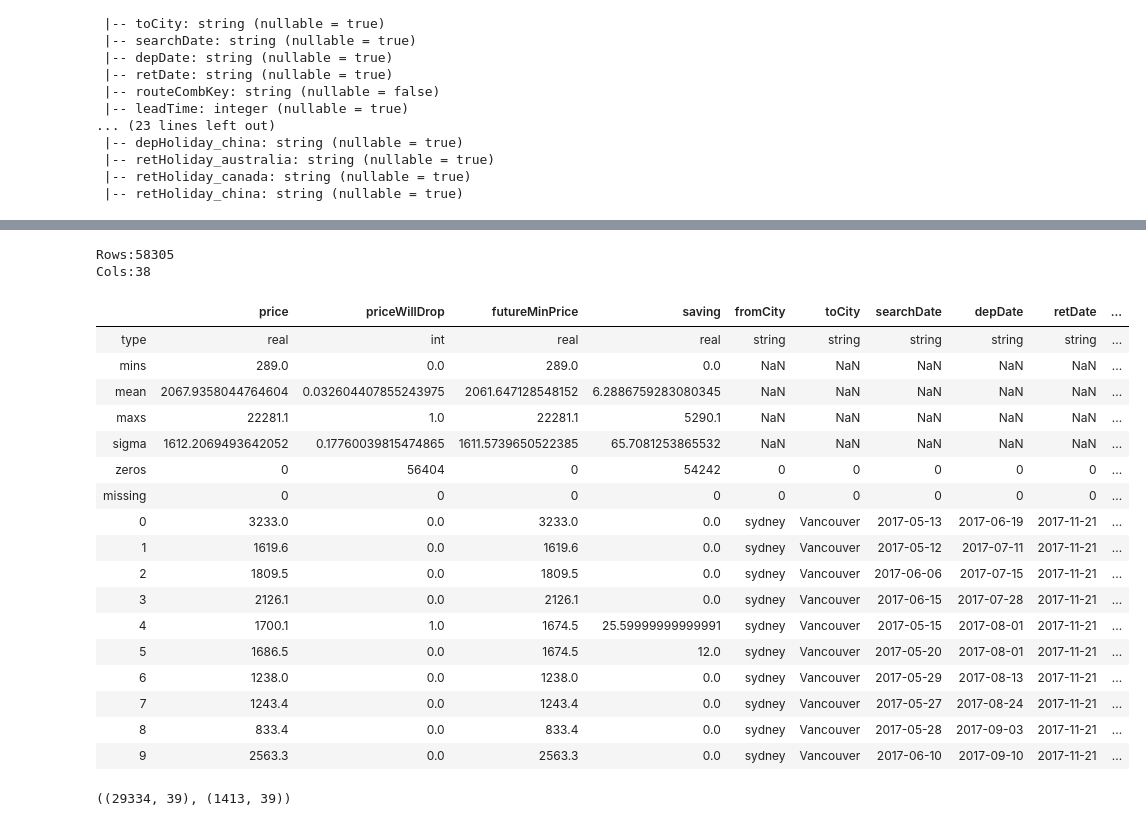
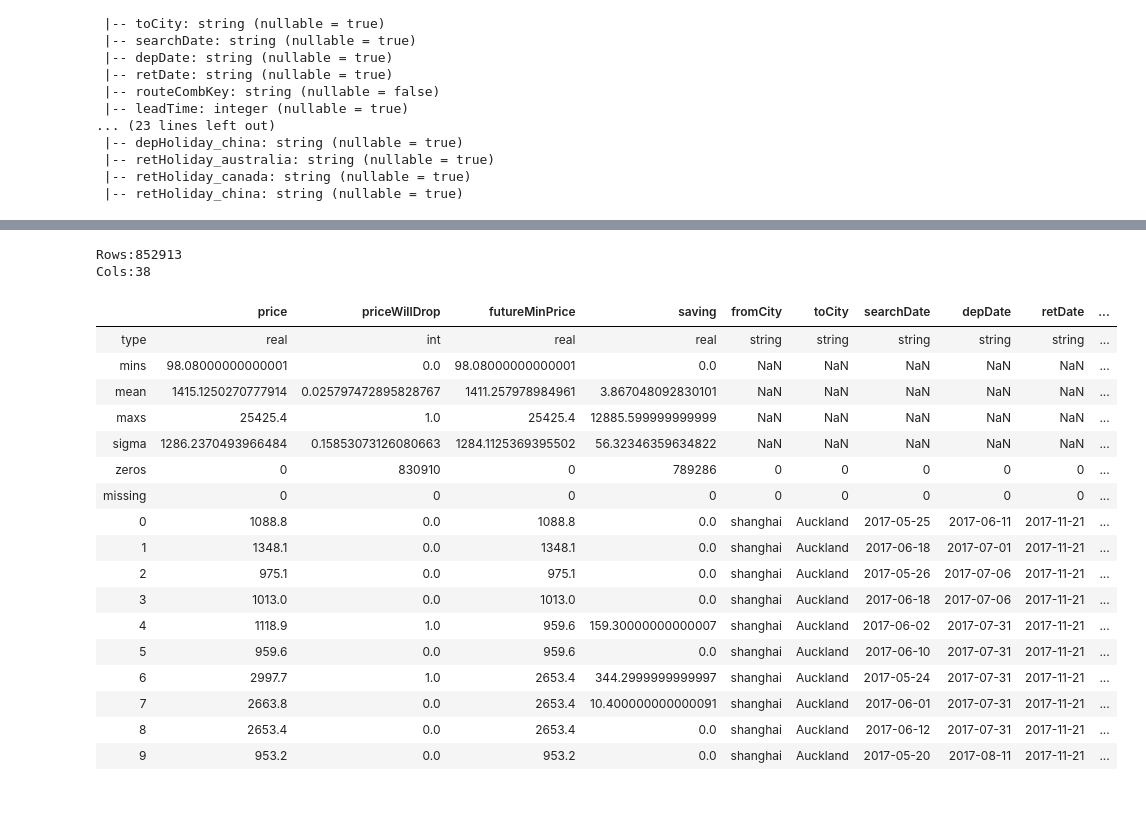
Before and after one commit to zemingyu/flight, a Jupyter notebook: prod/build test model.ipynb, the cells around one changed output, grey strips where cells are left out. Saved outputs shown, nothing was run; the diff lists cells and outputs as text; code cells hidden in the pictures.

```diff
--- a/prod/build test model.ipynb
+++ b/prod/build test model.ipynb
@@ -505,76 +551,74 @@ hf['depDate'].asfactor().table()
 # %%
 # hf[hf['leg1_cabinClass_1'].isna(), 'leg1_cabinClass_1'] = 0 #missing
 # %%
-
-hf.describe()
-
-hf[target] = hf[target].asfactor()
-
 # target = targets[0]
 # target
 
 # hf2 = hf[targets + features2]
 
 # # hf2[hf2[target] <= 0, target]=0
 # for target in targets:
 #     hf2[hf2[target] > 0, target]=1
 #     hf2[hf2[target] <= 0, target]=0
 #     hf2[target] = hf2[target].asfactor()
 # # for target in targets:
 # #     hf2[hf2[target] <= 0, target]=0
 
 # hf2[hf2['Lead Time'] < 0, 'Lead Time']=0
 # hf2[hf2['Lead Time'] > 366, 'Lead Time']=366
 # hf2[hf2['Trip Length'] < 0, 'Trip Length']=0
 # hf2[hf2['Trip Length'] > 366, 'Trip Length']=366
 # hf2['excess'] = hf2['excess'].asfactor()
 # hf2[hf2['oldest age'] < 15, 'oldest age']=15
 # hf2[hf2['oldest age'] >= 90, 'oldest age']=90
 # hf2[hf2['Traveller Count'] >= 3, 'Traveller Count']=3
 
 # df['searchDate'].value_counts()
 # %% [output]
-Rows:58305
+Rows:852913
 Cols:38
 |  | price | priceWillDrop | futureMinPrice | saving | fromCity | toCity | searchDate | depDate | retDate | ... |
 | type | real | int | real | real | string | string | string | string | string | ... |
-| mins | 289.0 | 0.0 | 289.0 | 0.0 | NaN | NaN | NaN | NaN | NaN | ... |
-| mean | 2067.9358044764604 | 0.032604407855243975 | 2061.647128548152 | 6.2886759283080345 | NaN | NaN | NaN | NaN | NaN | ... |
-| maxs | 22281.1 | 1.0 | 22281.1 | 5290.1 | NaN | NaN | NaN | NaN | NaN | ... |
-| sigma | 1612.2069493642052 | 0.17760039815474865 | 1611.5739650522385 | 65.7081253865532 | NaN | NaN | NaN | NaN | NaN | ... |
-| zeros | 0 | 56404 | 0 | 54242 | 0 | 0 | 0 | 0 | 0 | ... |
+| mins | 98.08000000000001 | 0.0 | 98.08000000000001 | 0.0 | NaN | NaN | NaN | NaN | NaN | ... |
+| mean | 1415.1250270777914 | 0.025797472895828767 | 1411.257978984961 | 3.867048092830101 | NaN | NaN | NaN | NaN | NaN | ... |
+| maxs | 25425.4 | 1.0 | 25425.4 | 12885.599999999999 | NaN | NaN | NaN | NaN | NaN | ... |
+| sigma | 1286.2370493966484 | 0.15853073126080663 | 1284.1125369395502 | 56.32346359634822 | NaN | NaN | NaN | NaN | NaN | ... |
+| zeros | 0 | 830910 | 0 | 789286 | 0 | 0 | 0 | 0 | 0 | ... |
 | missing | 0 | 0 | 0 | 0 | 0 | 0 | 0 | 0 | 0 | ... |
-| 0 | 3233.0 | 0.0 | 3233.0 | 0.0 | sydney | Vancouver | 2017-05-13 | 2017-06-19 | 2017-11-21 | ... |
-| 1 | 1619.6 | 0.0 | 1619.6 | 0.0 | sydney | Vancouver | 2017-05-12 | 2017-07-11 | 2017-11-21 | ... |
-| 2 | 1809.5 | 0.0 | 1809.5 | 0.0 | sydney | Vancouver | 2017-06-06 | 2017-07-15 | 2017-11-21 | ... |
-| 3 | 2126.1 | 0.0 | 2126.1 | 0.0 | sydney | Vancouver | 2017-06-15 | 2017-07-28 | 2017-11-21 | ... |
-| 4 | 1700.1 | 1.0 | 1674.5 | 25.59999999999991 | sydney | Vancouver | 2017-05-15 | 2017-08-01 | 2017-11-21 | ... |
-| 5 | 1686.5 | 0.0 | 1674.5 | 12.0 | sydney | Vancouver | 2017-05-20 | 2017-08-01 | 2017-11-21 | ... |
-| 6 | 1238.0 | 0.0 | 1238.0 | 0.0 | sydney | Vancouver | 2017-05-29 | 2017-08-13 | 2017-11-21 | ... |
-| 7 | 1243.4 | 0.0 | 1243.4 | 0.0 | sydney | Vancouver | 2017-05-27 | 2017-08-24 | 2017-11-21 | ... |
-| 8 | 833.4 | 0.0 | 833.4 | 0.0 | sydney | Vancouver | 2017-05-28 | 2017-09-03 | 2017-11-21 | ... |
-| 9 | 2563.3 | 0.0 | 2563.3 | 0.0 | sydney | Vancouver | 2017-06-10 | 2017-09-10 | 2017-11-21 | ... |
+| 0 | 1088.8 | 0.0 | 1088.8 | 0.0 | shanghai | Auckland | 2017-05-25 | 2017-06-11 | 2017-11-21 | ... |
+| 1 | 1348.1 | 0.0 | 1348.1 | 0.0 | shanghai | Auckland | 2017-06-18 | 2017-07-01 | 2017-11-21 | ... |
+| 2 | 975.1 | 0.0 | 975.1 | 0.0 | shanghai | Auckland | 2017-05-26 | 2017-07-06 | 2017-11-21 | ... |
+| 3 | 1013.0 | 0.0 | 1013.0 | 0.0 | shanghai | Auckland | 2017-06-18 | 2017-07-06 | 2017-11-21 | ... |
+| 4 | 1118.9 | 1.0 | 959.6 | 159.30000000000007 | shanghai | Auckland | 2017-06-02 | 2017-07-31 | 2017-11-21 | ... |
+| 5 | 959.6 | 0.0 | 959.6 | 0.0 | shanghai | Auckland | 2017-06-10 | 2017-07-31 | 2017-11-21 | ... |
+| 6 | 2997.7 | 1.0 | 2653.4 | 344.2999999999997 | shanghai | Auckland | 2017-05-24 | 2017-07-31 | 2017-11-21 | ... |
+| 7 | 2663.8 | 0.0 | 2653.4 | 10.400000000000091 | shanghai | Auckland | 2017-06-01 | 2017-07-31 | 2017-11-21 | ... |
+| 8 | 2653.4 | 0.0 | 2653.4 | 0.0 | shanghai | Auckland | 2017-06-12 | 2017-07-31 | 2017-11-21 | ... |
+| 9 | 953.2 | 0.0 | 953.2 | 0.0 | shanghai | Auckland | 2017-05-20 | 2017-08-11 | 2017-11-21 | ... |
 # %%
 hf0 = hf
 # %%
 import datetime
 
-hf['searchDate2'] = hf['searchDate'].as_date('%Y-%m-%d')
-train=hf[hf['searchDate2']<=datetime.datetime(2017, 6, 1, 0, 0, 0), :]
-valid=hf[(hf['searchDate2']>datetime.datetime(2017, 6, 7, 0, 0, 0)) &
-         (hf['searchDate2']<=datetime.datetime(2017, 6, 21, 0, 0, 0)), :]
-# test=hf[hf['searchDate2']>datetime.datetime(2017, 6, 21, 0, 0, 0), :]
+# hf['searchDate2'] = hf['searchDate'].as_date('%Y-%m-%d')
+# train=hf
 
-train.shape, test.shape
+
+
+
+# train=hf[hf['searchDate2']<=datetime.datetime(2017, 6, 1, 0, 0, 0), :]
+# valid=hf[(hf['searchDate2']>datetime.datetime(2017, 6, 7, 0, 0, 0)) &
+#          (hf['searchDate2']<=datetime.datetime(2017, 6, 21, 0, 0, 0)), :]
+# # test=hf[hf['searchDate2']>datetime.datetime(2017, 6, 21, 0, 0, 0), :]
+
+# train.shape, test.shape
 # train.nrow, valid.nrow, test.nrow
-# splits = hf.split_frame(ratios=[0.7, 0.15], seed=1)
+# # splits = hf.split_frame(ratios=[0.7, 0.15], seed=1)
 
-# train = splits[0]
-# valid = splits[1]
-# test = splits[2]
+# # train = splits[0]
+# # valid = splits[1]
+# # test = splits[2]
 
-# gbm_regressor.train(x=features, y=targets[0], training_frame=train)
+# # gbm_regressor.train(x=features, y=targets[0], training_frame=train)
 
-# gbm_regressor.model_performance(test)
+# # gbm_regressor.model_performance(test)
-# %% [output]
-((29334, 39), (1413, 39))
```
Also changed, not shown: parts of 36 cells of this notebook, 14 other files.
